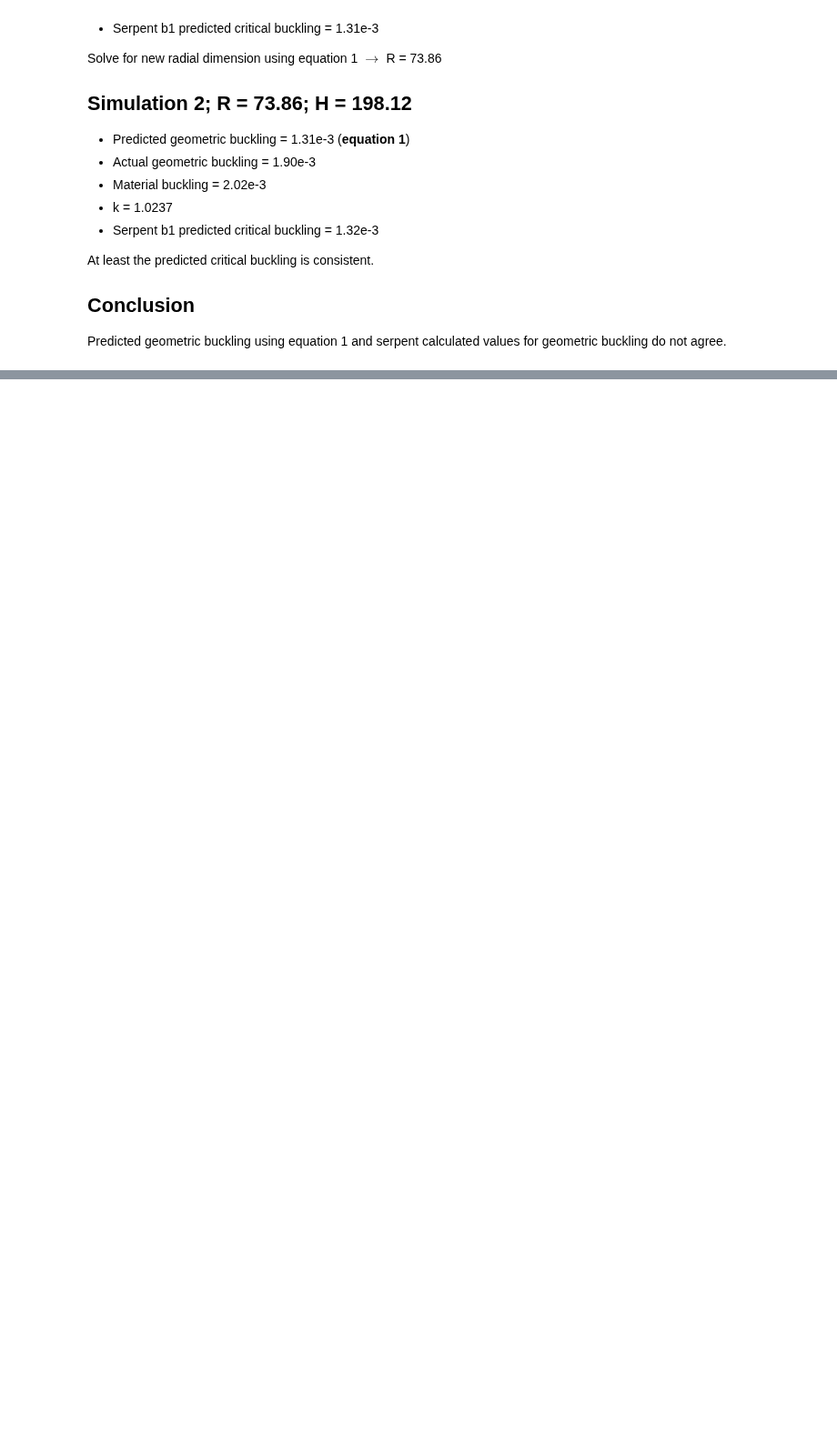
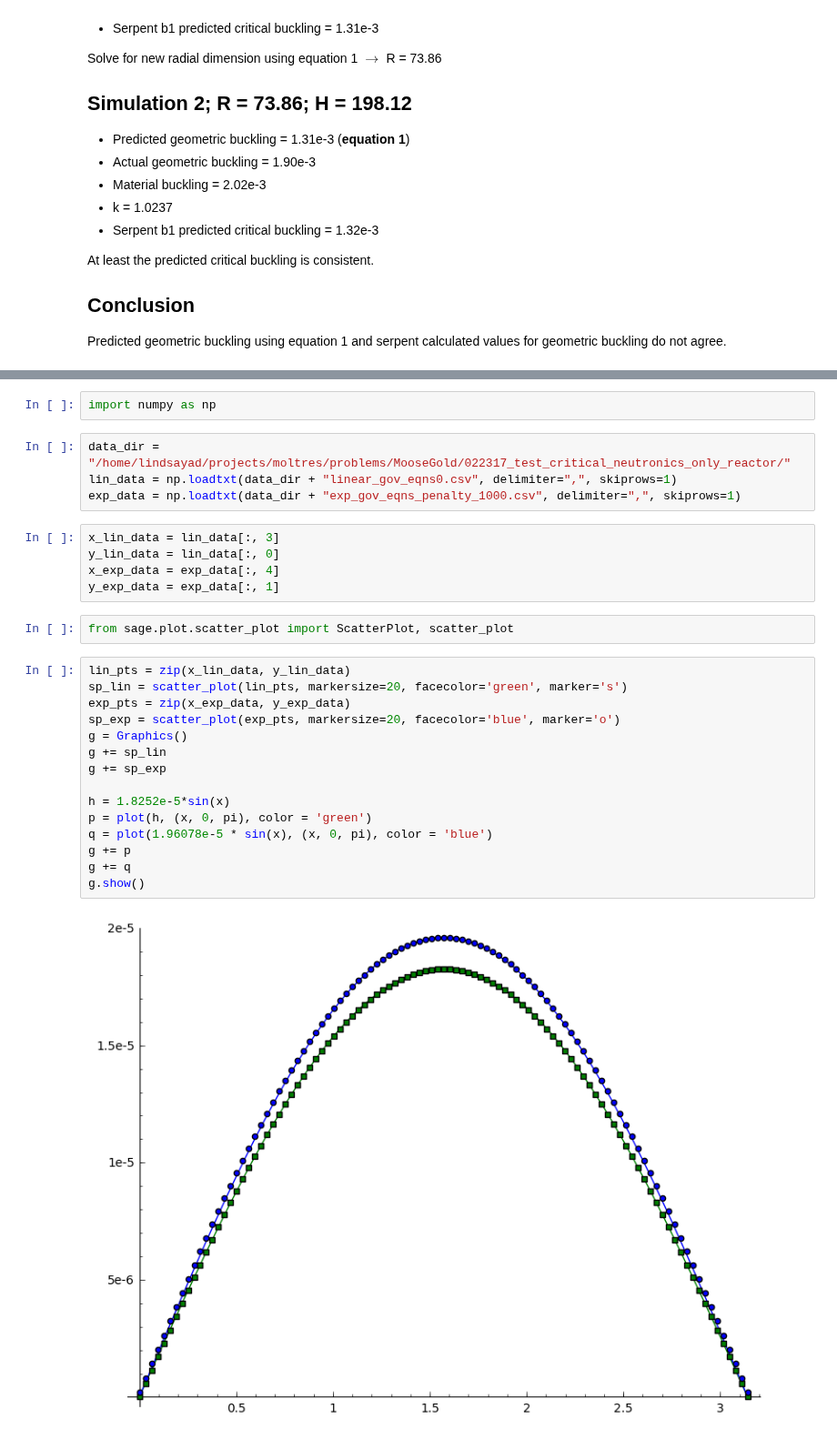
Before and after one commit to JIMMY-KSU/jupyter_notebooks, a Jupyter notebook: sage_scratch.ipynb, the cells around one changed output, grey strips where cells are left out. Shown at 91% size. Drawn from its saved outputs; the diff is of its cells as text; blank space fills up the shorter version.

Commit message:
A lot of thinking about neutronics.

```diff
--- a/sage_scratch.ipynb
+++ b/sage_scratch.ipynb
@@ -159,0 +193,30 @@ Predicted geometric buckling using equation 1 and serpent calculated values for
+# %%
+import numpy as np
+# %%
+data_dir = "/home/lindsayad/projects/moltres/problems/MooseGold/022317_test_critical_neutronics_only_reactor/"
+lin_data = np.loadtxt(data_dir + "linear_gov_eqns0.csv", delimiter=",", skiprows=1)
+exp_data = np.loadtxt(data_dir + "exp_gov_eqns_penalty_1000.csv", delimiter=",", skiprows=1)
+# %%
+x_lin_data = lin_data[:, 3]
+y_lin_data = lin_data[:, 0]
+x_exp_data = exp_data[:, 4]
+y_exp_data = exp_data[:, 1]
+# %%
+from sage.plot.scatter_plot import ScatterPlot, scatter_plot
+# %%
+lin_pts = zip(x_lin_data, y_lin_data)
+sp_lin = scatter_plot(lin_pts, markersize=20, facecolor='green', marker='s')
+exp_pts = zip(x_exp_data, y_exp_data)
+sp_exp = scatter_plot(exp_pts, markersize=20, facecolor='blue', marker='o')
+g = Graphics()
+g += sp_lin
+g += sp_exp
+
+h = 1.8252e-5*sin(x)
+p = plot(h, (x, 0, pi), color = 'green')
+q = plot(1.96078e-5 * sin(x), (x, 0, pi), color = 'blue')
+g += p
+g += q
+g.show()
+# %% [output]
+[figure, added]
```
Also changed, not shown: parts of 9 cells of this notebook, 2 other files.
